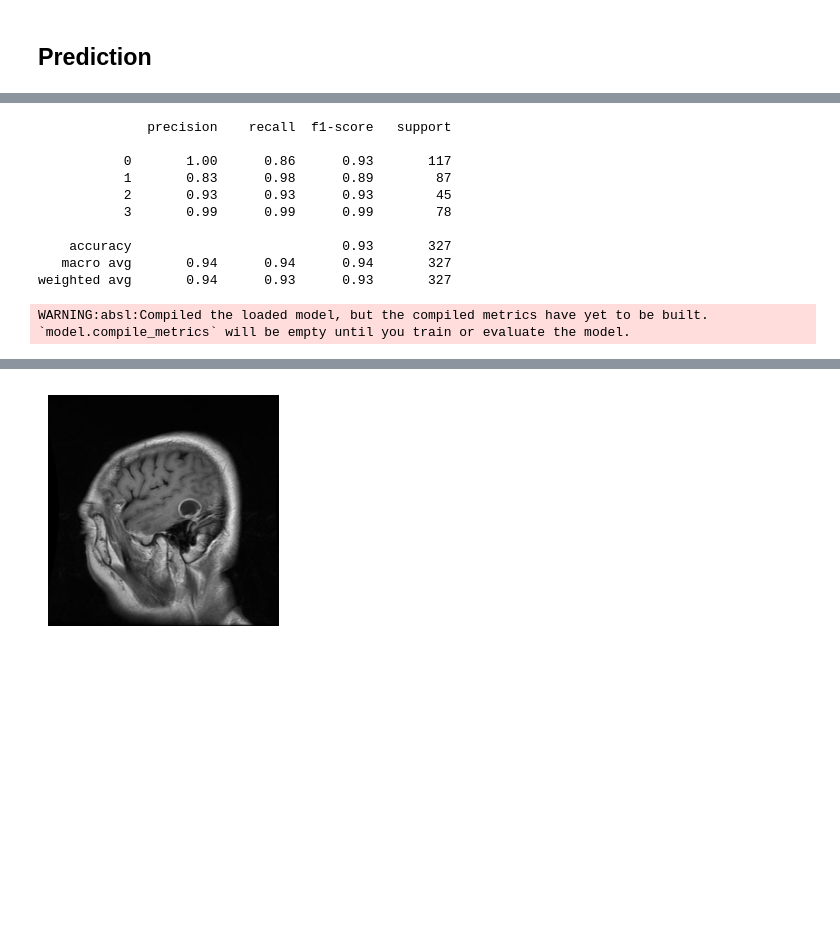
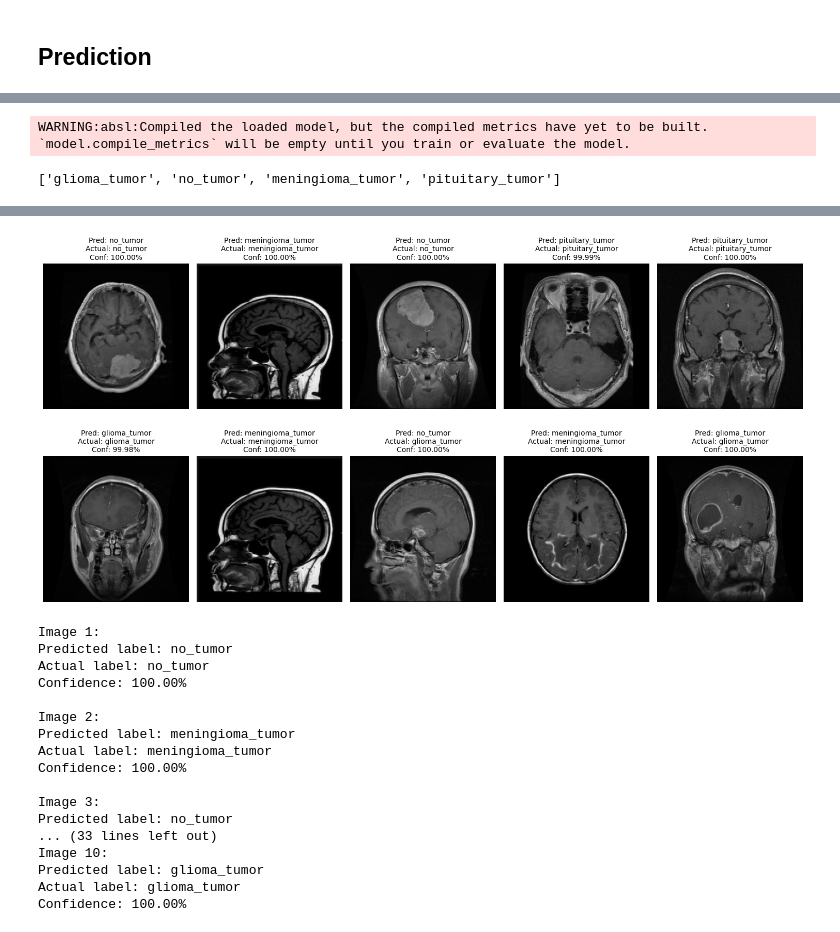
Before and after one commit to AlexanderSychev2005/brain_tumour_classification, a Jupyter notebook: brain_tumour_presentation.ipynb, the cells around one changed output, grey strips where cells are left out. Cells and saved outputs as stored; diff of their text form; code cells hidden in the pictures; blank space fills up the shorter version.

```diff
--- a/brain_tumour_presentation.ipynb
+++ b/brain_tumour_presentation.ipynb
@@ -301,5 +262,5 @@ WARNING:absl:You are saving your model as an HDF5 file via `model.save()` or `ke
 # %%
-model = tf.keras.models.load_model("my_model_aug.h5")
+model = tf.keras.models.load_model("my_model.h5")
 # %% [output]
 WARNING:absl:Compiled the loaded model, but the compiled metrics have yet to be built. `model.compile_metrics` will be empty until you train or evaluate the model.
 # %% [markdown]
@@ -538,42 +320,38 @@ Weighted Avg: Calculates the weighted average of precision, recall, and F1-score
-# %%
-# 0 - Glioma Tumor
-# 1 - No Tumor
-# 2 - Meningioma Tumor
-# 3 - Pituitary Tumor
-print(classification_report(y_true_test,y_pred_test))
-# %% [output]
-              precision    recall  f1-score   support
-
-           0       1.00      0.86      0.93       117
-           1       0.83      0.98      0.89        87
-           2       0.93      0.93      0.93        45
-           3       0.99      0.99      0.99        78
-
-    accuracy                           0.93       327
-   macro avg       0.94      0.94      0.94       327
-weighted avg       0.94      0.93      0.93       327
 # %%
 model = tf.keras.models.load_model("my_model_without_aug.h5")
 # %% [output]
 WARNING:absl:Compiled the loaded model, but the compiled metrics have yet to be built. `model.compile_metrics` will be empty until you train or evaluate the model.
+# %%
+labels
+# %% [output]
+['glioma_tumor', 'no_tumor', 'meningioma_tumor', 'pituitary_tumor']
 # %%
-random_index = np.random.randint(0, len(X_test))
-random_img = X_test[random_index]
-predictions = model.predict(random_img.reshape(1, 256, 256, 3))  # Reshape and preprocess the image
+random_indexes = np.random.randint(0, len(X_test), 10)
+random_imgs = X_test[random_indexes]
+predictions = [model.predict(random_img.reshape(1, 256, 256, 3)) for random_img in random_imgs]  # Reshape and preprocess the image
 
 # Interpret the model's predictions
-predicted_class = np.argmax(predictions)  # Get the index of the class with the highest probability
-predicted_label = labels[predicted_class]  # Convert class to label
-confidence = predictions[0][predicted_class]
+predicted_classes = [np.argmax(prediction) for prediction in predictions]  # Get the index of the class with the highest probability
+predicted_labels = [labels[predicted_class] for predicted_class in predicted_classes]  # Convert class to label
+confidences = [prediction[0][predicted_class] for prediction, predicted_class in zip(predictions, predicted_classes)]
 
-actual_index = y_test[random_index]  # Get the one-hot encoded actual class
-actual_class = np.argmax(actual_index)
-actual_label = labels[actual_class]
+actual_indexes = [y_test[random_index] for random_index in random_indexes]  # Get the one-hot encoded actual class
+actual_classes = [np.argmax(actual_index) for actual_index in actual_indexes]
+actual_labels = [labels[actual_class] for actual_class in actual_classes]
 
-# Display the image and prediction information
-print(f"\033[94mPredicted label: {predicted_label}\033[0m \n\033[92mActual label: {actual_label}\033[0m \n\033[93mConfidence: {confidence*100:.2f}%\033[0m\n")
-plt.figure(figsize = (3,3))
-plt.imshow(random_img)
-plt.axis('off')
+plt.figure(figsize=(15, 8))
+for i in range(10):
+    plt.subplot(2, 5, i + 1)  # 2 rows, 5 columns
+    plt.imshow(random_imgs[i])
+    plt.title(f"Pred: {predicted_labels[i]}\nActual: {actual_labels[i]}\nConf: {confidences[i]*100:.2f}%",
+              fontsize=10, color='black')
+    plt.axis('off')
+plt.tight_layout()
 plt.show()
+
+for i in range(10):
+    print(f"\nImage {i+1}:")
+    print(f"\033[94mPredicted label: {predicted_labels[i]}\033[0m")
+    print(f"\033[92mActual label: {actual_labels[i]}\033[0m")
+    print(f"\033[93mConfidence: {confidences[i]*100:.2f}%\033[0m")
 # %% [output]
@@ -584 +368,18 @@ Confidence: 98.91%
-[figure, old version]
+[figure, new version]
+Image 1:
+Predicted label: no_tumor
+Actual label: no_tumor
+Confidence: 100.00%
+
+Image 2:
+Predicted label: meningioma_tumor
+Actual label: meningioma_tumor
+Confidence: 100.00%
+
+Image 3:
+Predicted label: no_tumor
+... (33 lines left out)
+Image 10:
+Predicted label: glioma_tumor
+Actual label: glioma_tumor
+Confidence: 100.00%
```
Also changed, not shown: parts of 23 cells of this notebook.
